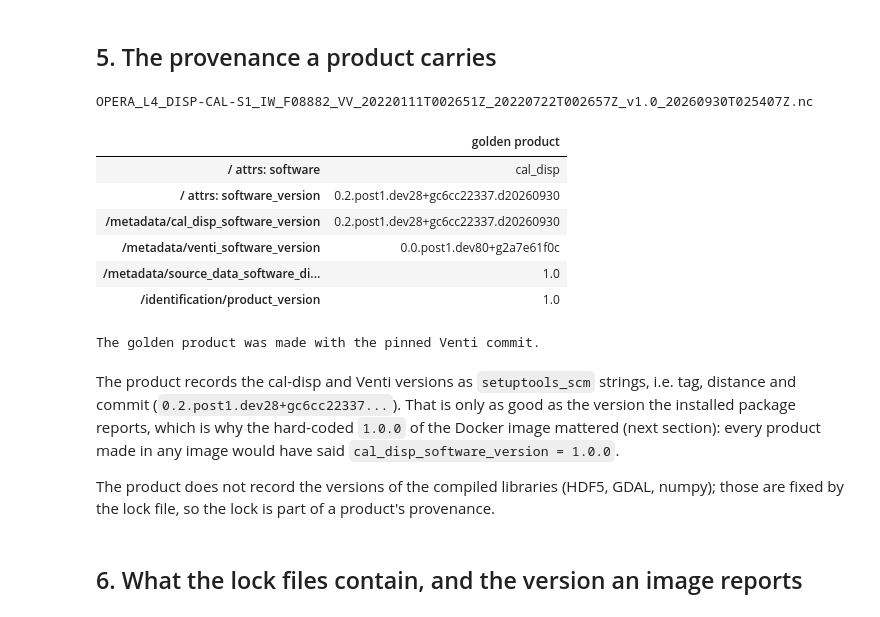
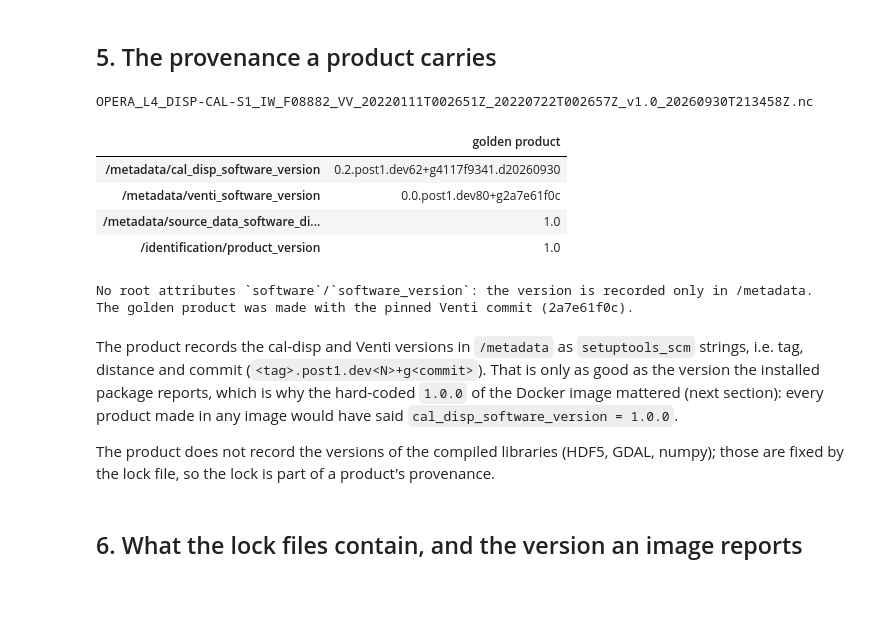
Before and after one commit to mgovorcin/cal-disp, a Jupyter notebook: docs/notebooks/12_environment_provenance.ipynb, the cells around one changed output. Saved outputs shown, nothing was run; the diff lists cells and outputs as text; code cells hidden in the pictures.

```diff
--- a/docs/notebooks/12_environment_provenance.ipynb
+++ b/docs/notebooks/12_environment_provenance.ipynb
@@ -246,42 +260,59 @@ change visible in this repository.
 # %%
 import h5py
 
 golden_files = sorted((GOLDEN / "golden_output").glob("*.nc"))
 if not golden_files:
     print(f"No golden product under {GOLDEN / 'golden_output'}; set CAL_DISP_GOLDEN_DIR.")
 else:
     golden = golden_files[0]
     print(golden.name)
 
+    ABSENT = "(absent)"
+
     def text(value):
         value = value[()] if hasattr(value, "shape") else value
         return value.decode() if isinstance(value, bytes) else str(value)
 
+    # The software versions are stored once, as datasets of the /metadata group.
+    DATASETS = [
+        "metadata/cal_disp_software_version",
+        "metadata/venti_software_version",
+        "metadata/source_data_software_disp_version",
+        "identification/product_version",
+    ]
     with h5py.File(golden) as f:
-        provenance = {
-            "/ attrs: software": text(f.attrs["software"]),
-            "/ attrs: software_version": text(f.attrs["software_version"]),
-            "/metadata/cal_disp_software_version": text(f["metadata/cal_disp_software_version"]),
-            "/metadata/venti_software_version": text(f["metadata/venti_software_version"]),
-            "/metadata/source_data_software_disp_version": text(f["metadata/source_data_software_disp_version"]),
-            "/identification/product_version": text(f["identification/product_version"]),
-        }
+        provenance = {f"/{path}": text(f[path]) if path in f else ABSENT for path in DATASETS}
+        # Earlier products repeated the version in root attributes; report them if present.
+        root_attrs = {name: text(f.attrs[name]) for name in ("software", "software_version") if name in f.attrs}
     display(pd.Series(provenance, name="golden product").to_frame())
-    assert provenance["/metadata/venti_software_version"].split("+g")[1] == pinned_commit[:9]
-    print("The golden product was made with the pinned Venti commit.")
+
+    missing = [path for path, value in provenance.items() if value == ABSENT]
+    if missing:
+        print("Note: not in this product:", ", ".join(missing))
+    if root_attrs:
+        print("Root attributes (older product layout):", root_attrs)
+    else:
+        print("No root attributes `software`/`software_version`: the version is recorded only in /metadata.")
+
+    venti_version = provenance["/metadata/venti_software_version"]
+    if venti_version == ABSENT:
+        print("Note: no Venti version recorded, cannot compare it with the pin.")
+    elif venti_version.split("+g")[-1] == pinned_commit[:9]:
+        print(f"The golden product was made with the pinned Venti commit ({pinned_commit[:9]}).")
+    else:
+        print(f"Note: the golden product was made with Venti {venti_version}, not the pinned commit {pinned_commit[:9]}.")
 # %% [output]
-OPERA_L4_DISP-CAL-S1_IW_F08882_VV_20220111T002651Z_20220722T002657Z_v1.0_20260930T025407Z.nc
+OPERA_L4_DISP-CAL-S1_IW_F08882_VV_20220111T002651Z_20220722T002657Z_v1.0_20260930T213458Z.nc
 |  | golden product |
-| / attrs: software | cal_disp |
-| / attrs: software_version | 0.2.post1.dev28+gc6cc22337.d20260930 |
-| /metadata/cal_disp_software_version | 0.2.post1.dev28+gc6cc22337.d20260930 |
+| /metadata/cal_disp_software_version | 0.2.post1.dev62+g4117f9341.d20260930 |
 | /metadata/venti_software_version | 0.0.post1.dev80+g2a7e61f0c |
 | /metadata/source_data_software_di... | 1.0 |
 | /identification/product_version | 1.0 |
-The golden product was made with the pinned Venti commit.
+No root attributes `software`/`software_version`: the version is recorded only in /metadata.
+The golden product was made with the pinned Venti commit (2a7e61f0c).
 # %% [markdown]
-The product records the cal-disp and Venti versions as `setuptools_scm` strings, i.e. tag, distance
-and commit (`0.2.post1.dev28+gc6cc22337...`). That is only as good as the version the installed
+The product records the cal-disp and Venti versions in `/metadata` as `setuptools_scm` strings, i.e.
+tag, distance and commit (`<tag>.post1.dev<N>+g<commit>`). That is only as good as the version the installed
 package reports, which is why the hard-coded `1.0.0` of the Docker image mattered (next section):
 every product made in any image would have said `cal_disp_software_version = 1.0.0`.
 
```
Also changed, not shown: parts of 7 cells of this notebook.
